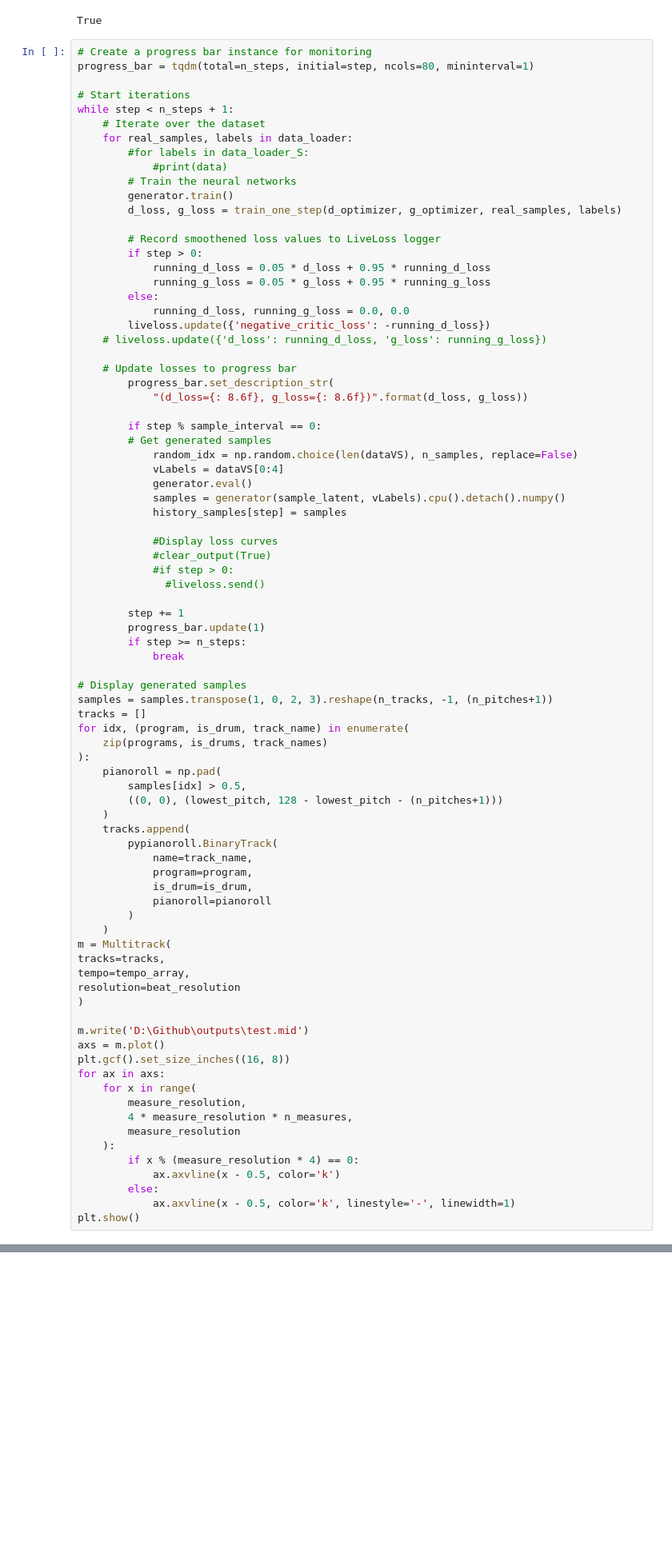
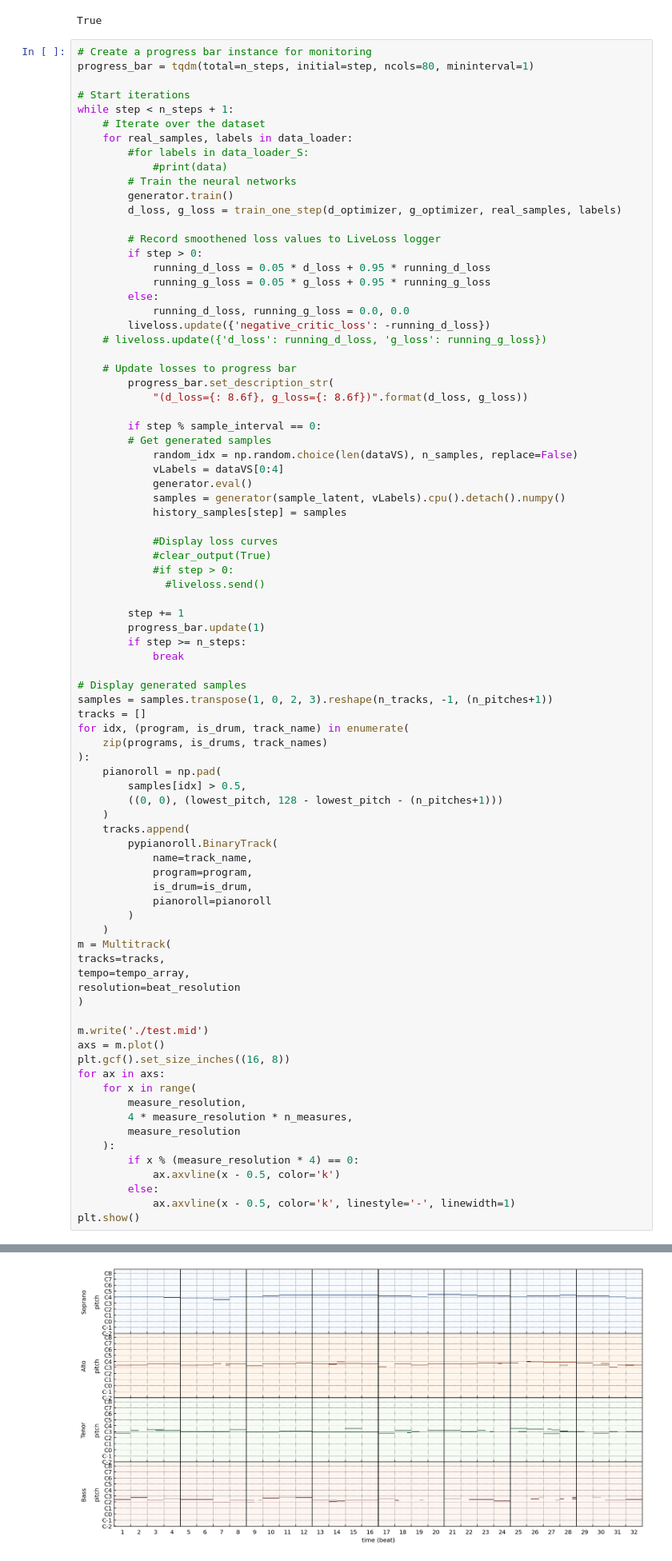
Before and after one commit to lwgmiller/HonoursProject-reharmonisationGAN, a Jupyter notebook: ReharmonisationGAN.ipynb, the cells around one changed output, grey strips where cells are left out. Shown at 80% size. Drawn from its saved outputs; the diff is of its cells as text; blank space fills up the shorter version.

```diff
--- a/ReharmonisationGAN.ipynb
+++ b/ReharmonisationGAN.ipynb
@@ -806,7 +797,7 @@ tempo=tempo_array,
 resolution=beat_resolution
 )
 
-m.write('D:\Github\outputs\test.mid')
+m.write('./test.mid')
 axs = m.plot()
 plt.gcf().set_size_inches((16, 8))
 for ax in axs:
@@ -825,3 +815,4 @@ OSError: [Errno 22] Invalid argument: 'D:\\Github\\outputs\test.mid'
+[figure, added]
 # %%
 # Show history
 steps = [0, sample_interval, 10 * sample_interval, 100 * sample_interval, n_steps]
```
Also changed, not shown: parts of 6 cells of this notebook, 3 other files.
